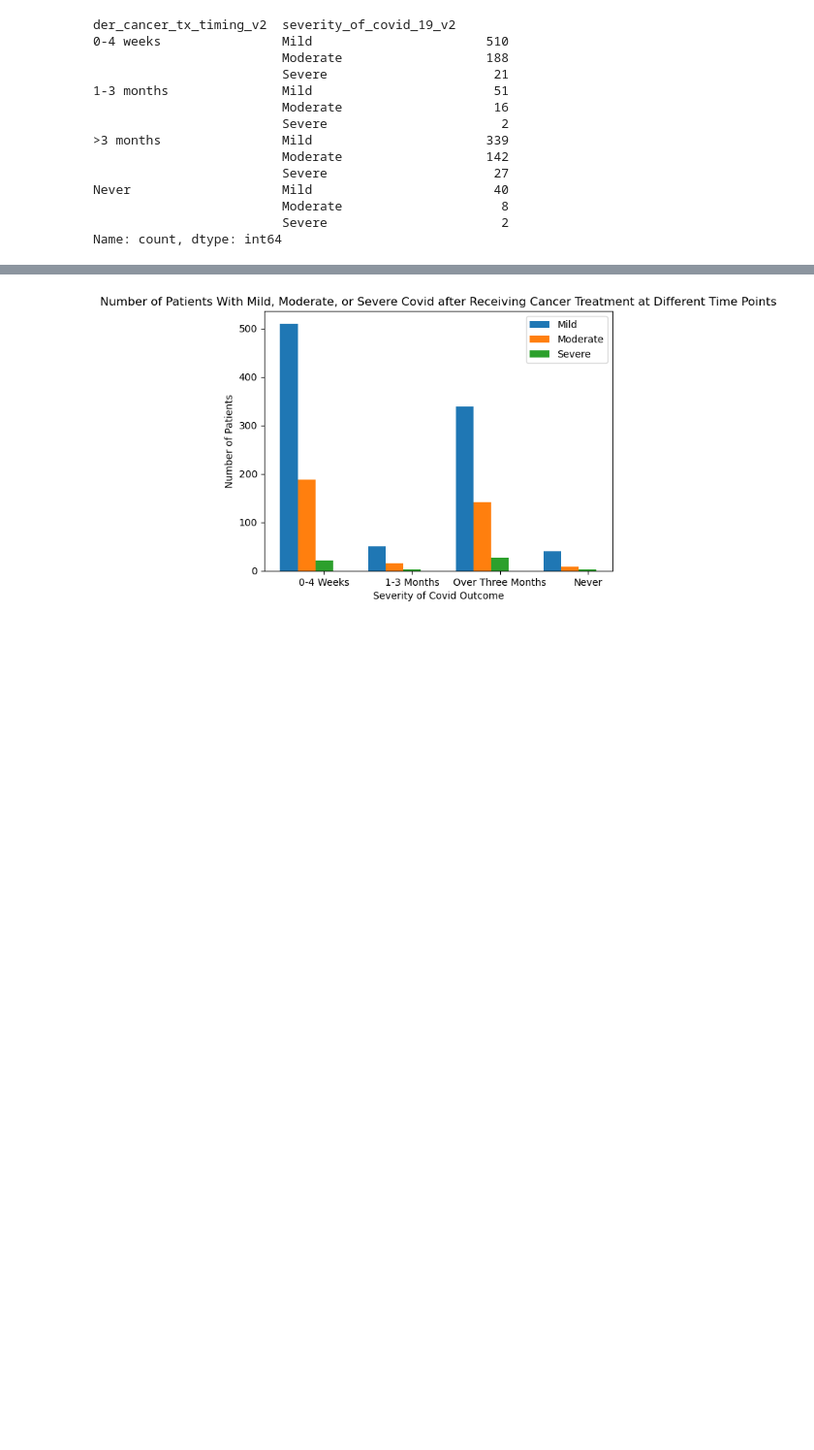
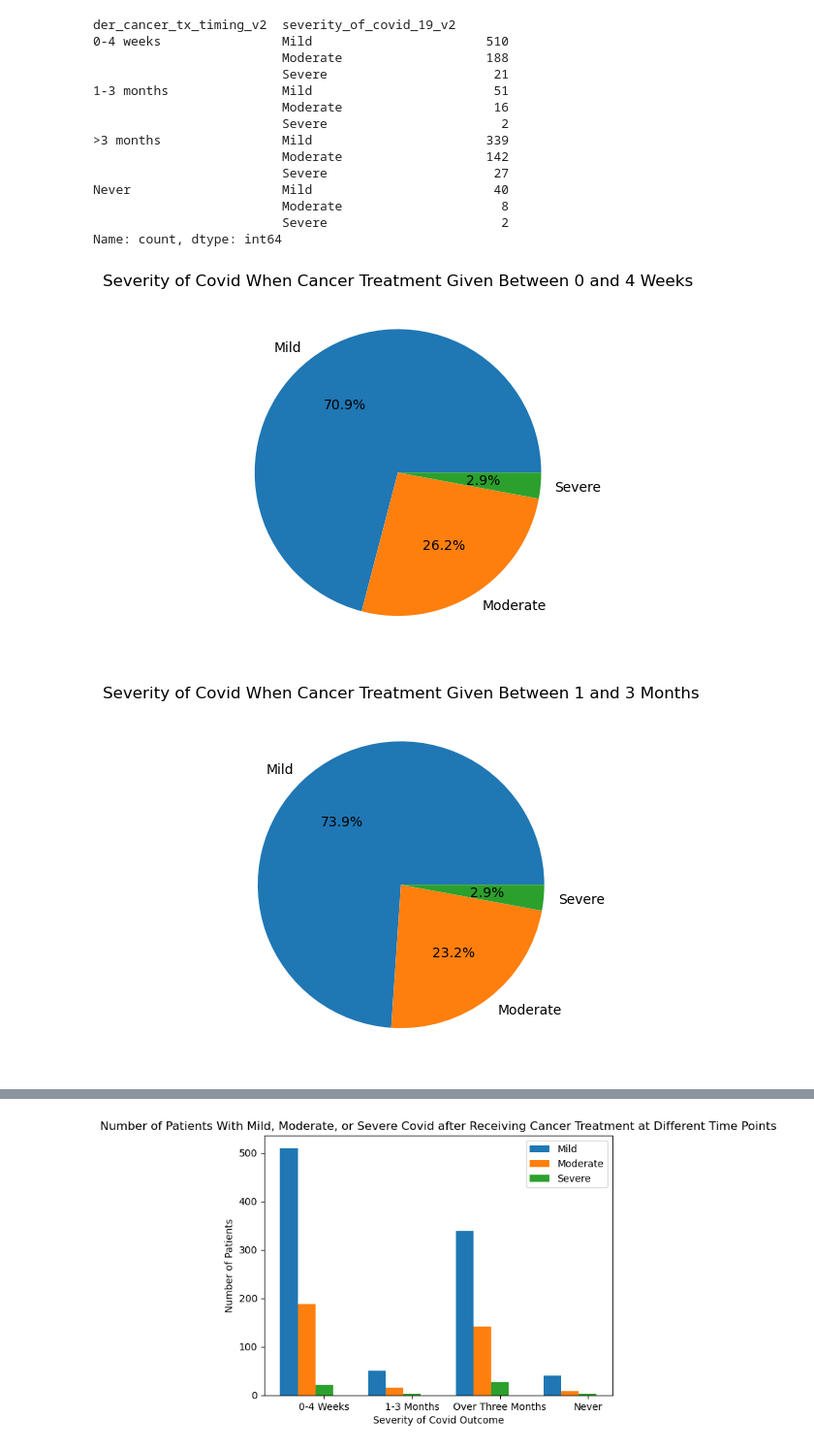
Before and after one commit to HSaleem352/Bootcamp-Project1, a Jupyter notebook: data_cleaning_afr.ipynb, the cells around one changed output, grey strips where cells are left out. Shown at 97% size. Cells and saved outputs as stored; diff of their text form; code cells hidden in the pictures; blank space fills up the shorter version.

```diff
--- a/data_cleaning_afr.ipynb
+++ b/data_cleaning_afr.ipynb
@@ -73,3 +73,35 @@ Never                    Mild                        40
                          Moderate                     8
                          Severe                       2
 Name: count, dtype: int64
+# %%
+# Data Visualization for Comparing the timing of Cancer Treatment to their Covid Outcome - PIE CHARTS
+
+labels = ["Mild", "Moderate", "Severe"]
+
+# Pie Chart for O-4 Weeks
+plt.pie(zero_to_four_list, labels=labels, autopct='%1.1f%%', )
+# plt.ylabel("Severity")
+plt.title("Severity of Covid When Cancer Treatment Given Between 0 and 4 Weeks")
+plt.show()
+
+
+# Pie Chart for 1-3 Months
+plt.pie(one_to_three_list, labels=labels, autopct='%1.1f%%', )
+# plt.ylabel("Severity")
+plt.title("Severity of Covid When Cancer Treatment Given Between 1 and 3 Months")
+plt.show()
+
+# Pie Chart for Over 3 Months
+plt.pie(over_three_list, labels=labels, autopct='%1.1f%%', )
+# plt.ylabel("Severity")
+plt.title("Severity of Covid When Cancer Treatment Given After Over 3 Months")
+plt.show()
+
+# Pie Chart for Never
+plt.pie(never_list, labels=labels, autopct='%1.1f%%', )
+# plt.ylabel("Severity")
+plt.title("Severity of Covid When Cancer Treatment Not Given After Covid")
+plt.show()
+# %% [output]
+[figure, added]
+[figure, added]
```
Also changed, not shown: parts of 2 cells of this notebook.
